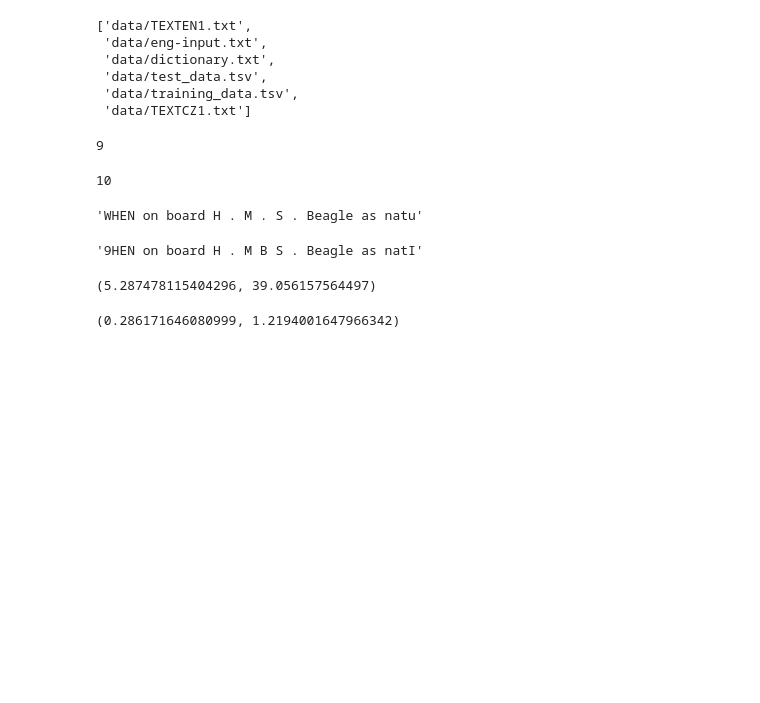
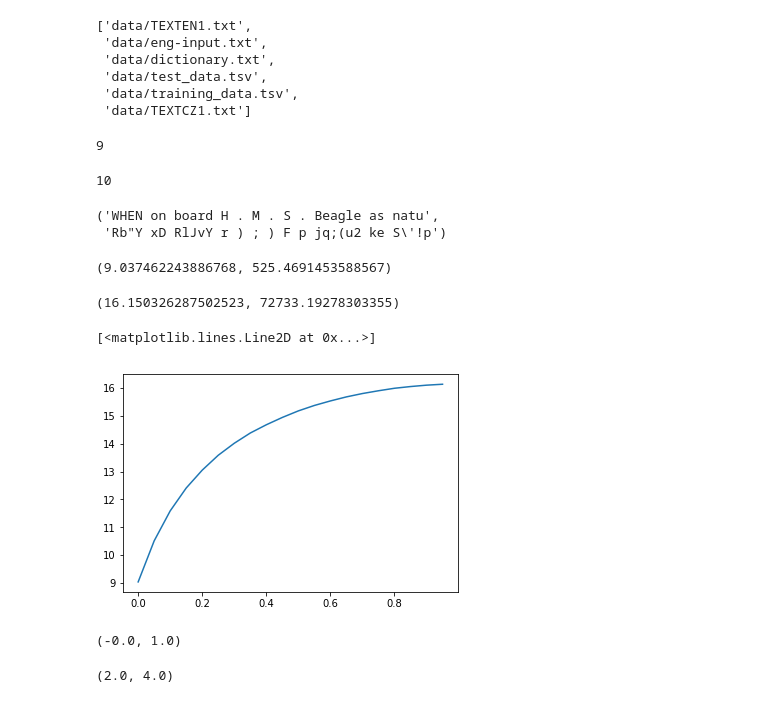
Before and after one commit to darthdeus/npfl097, a Jupyter notebook: NPFL067 Assignment - Exploring Entropy and Language Modeling.ipynb, the cells around one changed output. Cells and saved outputs as stored; diff of their text form; code cells hidden in the pictures; blank space fills up the shorter version.

```diff
--- a/NPFL067 Assignment - Exploring Entropy and Language Modeling.ipynb
+++ b/NPFL067 Assignment - Exploring Entropy and Language Modeling.ipynb
@@ -31,7 +33,7 @@ sum(dict(Counter(s)).values())
 # %% [output]
 10
 # %%
-def text_entropy(text):
+def text_entropy(text, plot=False):
     words = text.split("\n")
 
     c_1 = Counter(words)
@@ -39,10 +41,17 @@ def text_entropy(text):
     c_3 = Counter(zip(words, words[1:], words[2:]))
 
     total_c1 = sum(c_1.values())
-    total_c2 = sum(c_2.values())
+    total_c2 = sum(c_1.values())
 
     p_1 = {word: float(count) / total_c1 for word, count in c_1.items()}
     p_2 = {word: float(count) / total_c2 for word, count in c_2.items()}
+
+    if plot:
+        print(sorted(c_1.values())[-100:])
+        plt.plot(np.log(list(sorted(c_1.values()))))
+        plt.show()
+        plt.plot(np.log(list(sorted(set(c_1.values())))))
+        plt.show()
 
     p_2c = dict()
 
@@ -61,30 +70,44 @@ def text_entropy(text):
         if key in p_2c:
             cond_entropy -= p_2[key] * math.log2(p_2c[key])
 
+    cond_entropy = -sum([p_1[key] * math.log2(p_1[key]) for key in p_1.keys()])
+
     perplexity = 2 ** cond_entropy
 
     return cond_entropy, perplexity
 
 def perturb(text, p):
-    alphabet = list(set(text_en))
+    alphabet = list(set(text_en) - set(["\n"]))
 
     return "".join([c
-                    if random.random() > p
+                    if (random.random() > p or c == "\n")
                     else random.choice(alphabet)
                     for c in text])
 # %%
-text_en[:40].replace("\n", " ")
+text_en[:40].replace("\n", " "), perturb(text_en[:40], 1).replace("\n", " ")
 # %% [output]
-'WHEN on board H . M . S . Beagle as natu'
+('WHEN on board H . M . S . Beagle as natu',
+ 'Rb"Y xD RlJvY r ) ; ) F p jq;(u2 ke S\'!p')
-# %%
-perturb(text_en[:40], 0.1).replace("\n", " ")
-# %% [output]
-'9HEN on board H . M B S . Beagle as natI'
 # %%
 text_entropy(text_en)
 # %% [output]
-(5.287478115404296, 39.056157564497)
+(9.037462243886768, 525.4691453588567)
 # %%
-text_entropy(perturb(text_en, 0.9))
+text_entropy(perturb(text_en, 1))
 # %% [output]
-(0.286171646080999, 1.2194001647966342)
+(16.150326287502523, 72733.19278303355)
+# %%
+ents = [text_entropy(perturb(text_en, e)) for e in np.arange(0, 1, step=0.05)]
+# %%
+plt.plot(np.arange(0, 1, step=0.05), [a for a, b in ents])
+# %% [output]
+[<matplotlib.lines.Line2D at 0x...>]
+[figure, added]
+# %%
+text_entropy("nuf nuf nuf nuf nuf".replace(" ", "\n"))
+# %% [output]
+(-0.0, 1.0)
+# %%
+text_entropy("a b c d".replace(" ", "\n"))
+# %% [output]
+(2.0, 4.0)
```
Also changed, not shown: parts of 4 cells of this notebook, 4 other files.
